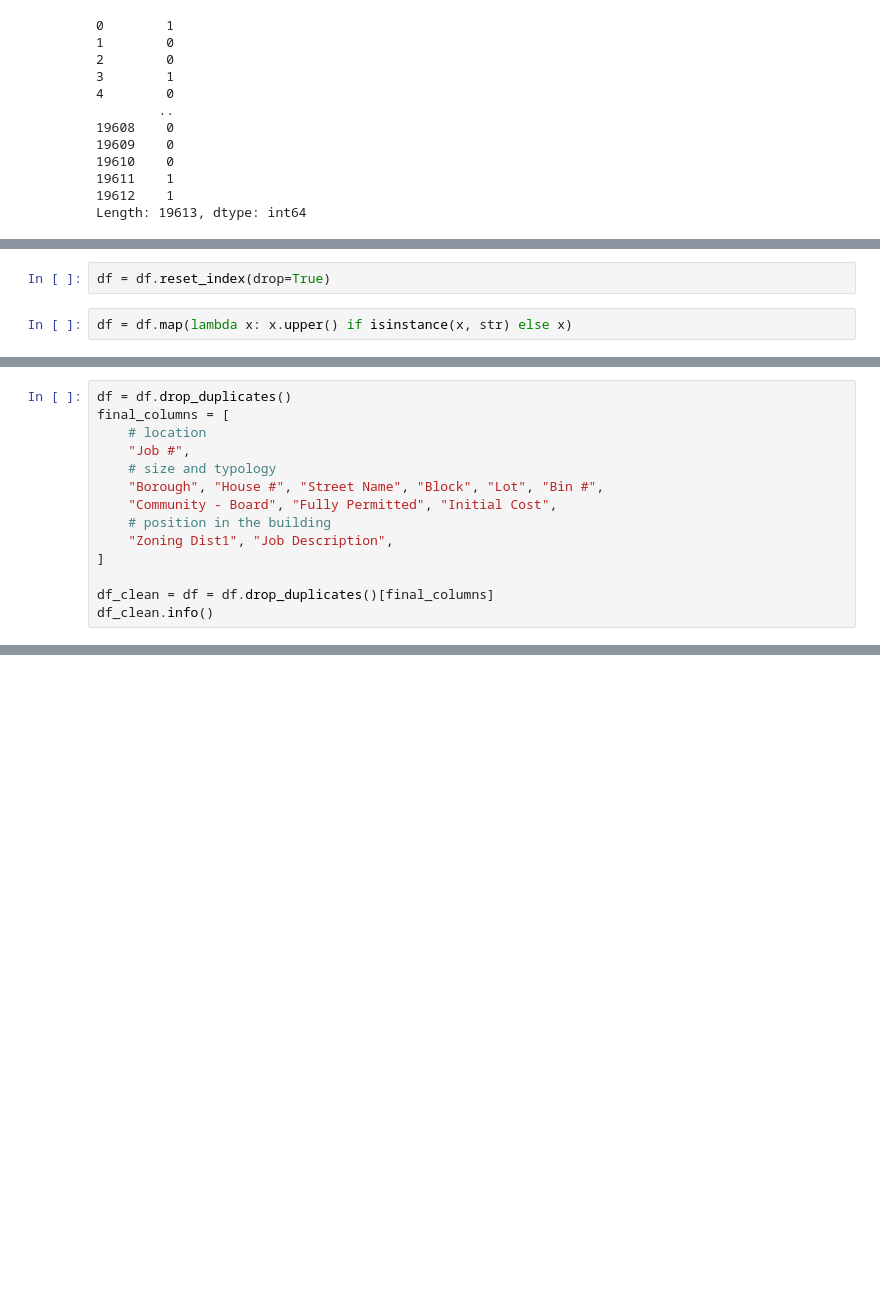
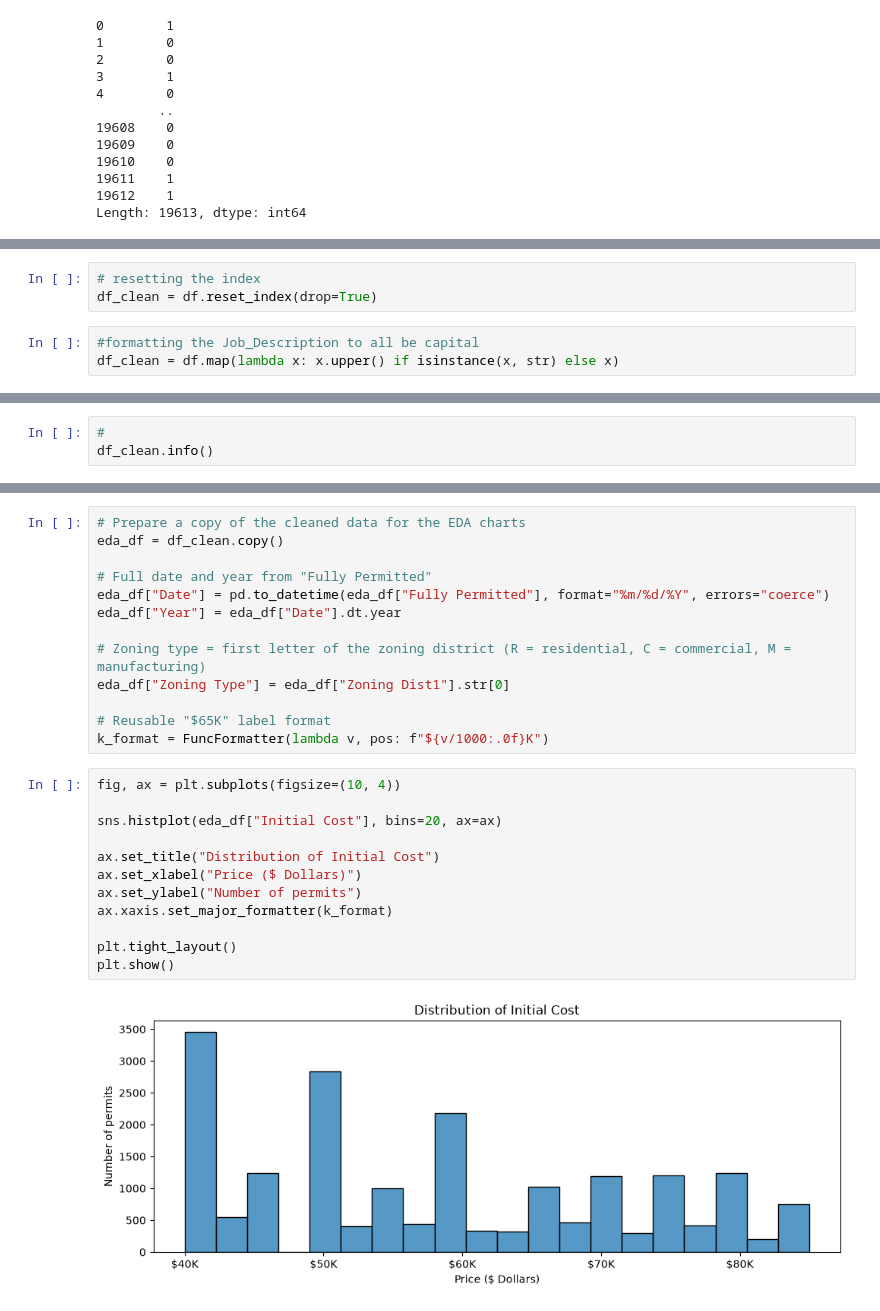
Before and after one commit to iaac-maai/group7_day1_assigment, a Jupyter notebook: New_York_Housing_cost/notebook/data_cleaning_and_EDA.ipynb, the cells around one changed output, grey strips where cells are left out. Drawn from its saved outputs; the diff is of its cells as text; blank space fills up the shorter version.

```diff
--- a/New_York_Housing_cost/notebook/data_cleaning_and_EDA.ipynb
+++ b/New_York_Housing_cost/notebook/data_cleaning_and_EDA.ipynb
@@ -102,5 +166,7 @@ df = df.drop_duplicates()
 # %%
-df = df.reset_index(drop=True)
+# resetting the index
+df_clean = df.reset_index(drop=True)
 # %%
-df = df.map(lambda x: x.upper() if isinstance(x, str) else x)
+#formatting the Job_Description to all be capital
+df_clean = df.map(lambda x: x.upper() if isinstance(x, str) else x)
 # %%
@@ -270,16 +322,5 @@ Removed 0 listings without Borough
 # %%
-df = df.drop_duplicates()
-final_columns = [
-    # location
-    "Job #",
-    # size and typology
-    "Borough", "House #", "Street Name", "Block", "Lot", "Bin #",
-    "Community - Board", "Fully Permitted", "Initial Cost",
-    # position in the building
-    "Zoning Dist1", "Job Description",
-]
-
-df_clean = df = df.drop_duplicates()[final_columns]
+#
 df_clean.info()
 # %% [output]
 <class 'pandas.DataFrame'>
@@ -392,0 +367,27 @@ plt.show()
+# %%
+# Prepare a copy of the cleaned data for the EDA charts
+eda_df = df_clean.copy()
+
+# Full date and year from "Fully Permitted"
+eda_df["Date"] = pd.to_datetime(eda_df["Fully Permitted"], format="%m/%d/%Y", errors="coerce")
+eda_df["Year"] = eda_df["Date"].dt.year
+
+# Zoning type = first letter of the zoning district (R = residential, C = commercial, M = manufacturing)
+eda_df["Zoning Type"] = eda_df["Zoning Dist1"].str[0]
+
+# Reusable "$65K" label format
+k_format = FuncFormatter(lambda v, pos: f"${v/1000:.0f}K")
+# %%
+fig, ax = plt.subplots(figsize=(10, 4))
+
+sns.histplot(eda_df["Initial Cost"], bins=20, ax=ax)
+
+ax.set_title("Distribution of Initial Cost")
+ax.set_xlabel("Price ($ Dollars)")
+ax.set_ylabel("Number of permits")
+ax.xaxis.set_major_formatter(k_format)
+
+plt.tight_layout()
+plt.show()
+# %% [output]
+[figure, added]
```
Also changed, not shown: parts of 46 cells of this notebook, 2 other files.
